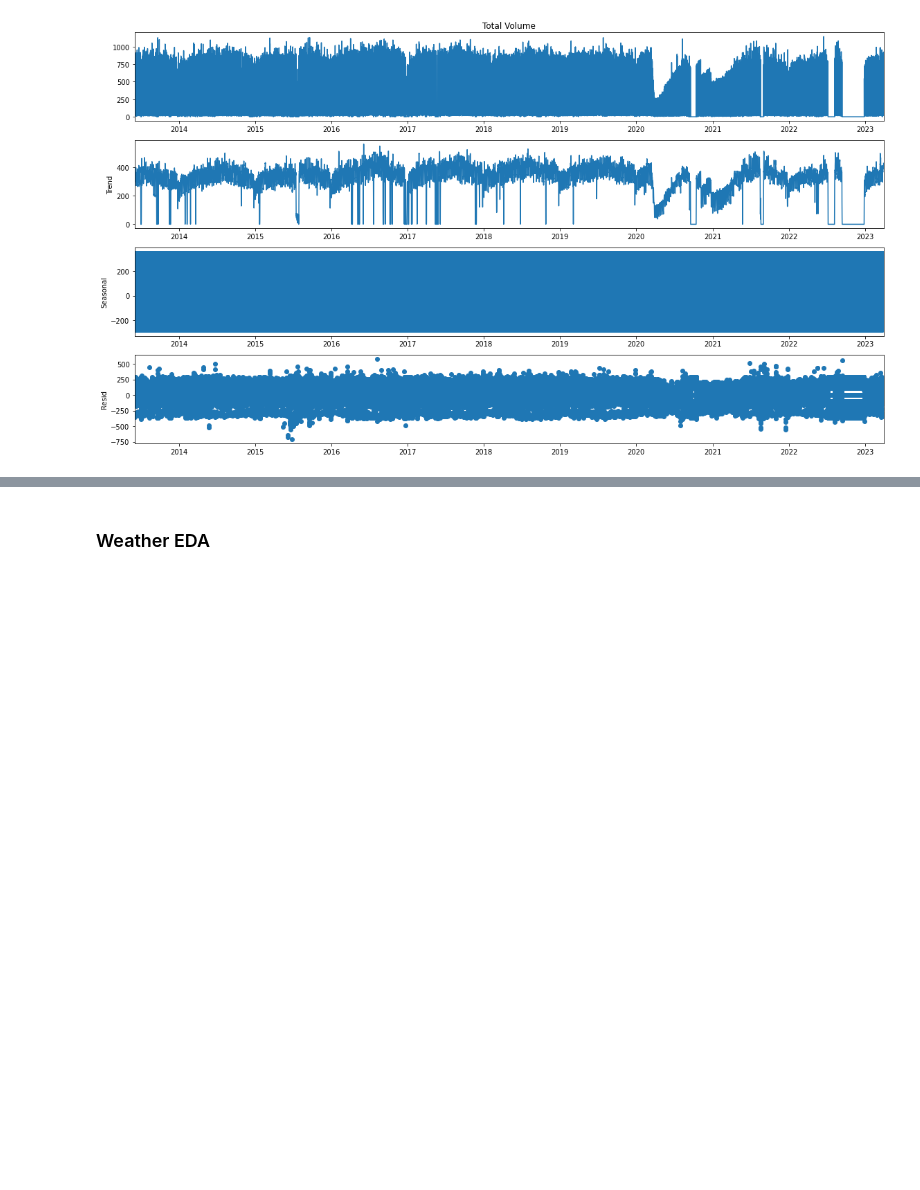
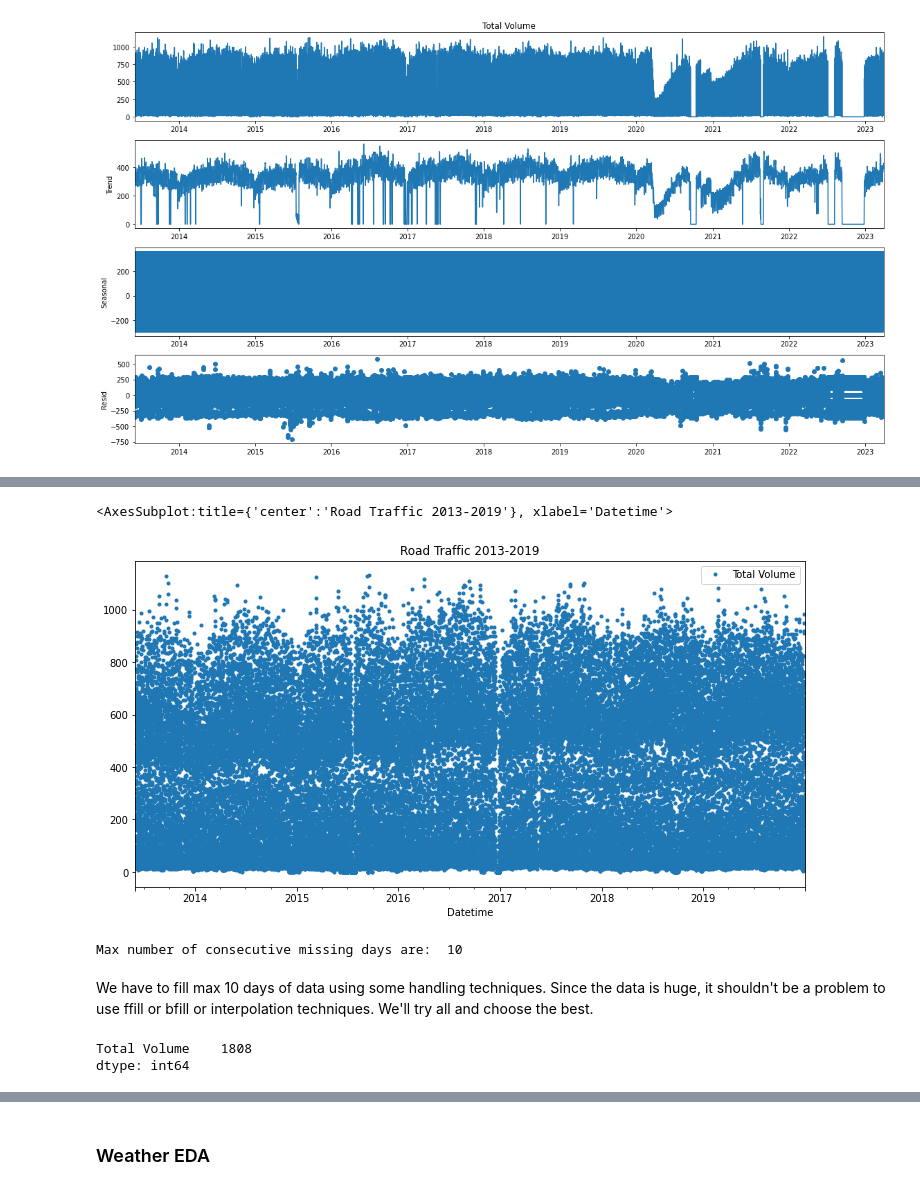
Before and after one commit to poolkit/Traffic-Flow-Forecasting, a Jupyter notebook: Preprocessing.ipynb, the cells around one changed output, grey strips where cells are left out. Cells and saved outputs as stored; diff of their text form; code cells hidden in the pictures; blank space fills up the shorter version.

```diff
--- a/Preprocessing.ipynb
+++ b/Preprocessing.ipynb
@@ -154,0 +156,2 @@ imputed_data = deseasonalized_data * result.seasonal
+# %%
+df = df[df.index < "2020-01-01 00:00:00"]
@@ -154,0 +175,28 @@ imputed_data = deseasonalized_data * result.seasonal
+# %%
+df.plot(style='.', figsize=(12,6),  title="Road Traffic 2013-2019")
+# %% [output]
+<AxesSubplot:title={'center':'Road Traffic 2013-2019'}, xlabel='Datetime'>
+[figure, added]
+# %%
+unique_dates = np.unique(df[df['Total Volume'].isnull()].index.date)
+
+max_consecutive_days = 0
+current_consecutive_days = 0
+
+for i in range(1, len(unique_dates)):
+    if (unique_dates[i] - unique_dates[i - 1]).days == 1:
+        current_consecutive_days += 1
+    else:
+        max_consecutive_days = max(max_consecutive_days, current_consecutive_days)
+        current_consecutive_days = 0
+
+print("Max number of consecutive missing days are: ",max_consecutive_days)
+# %% [output]
+Max number of consecutive missing days are:  10
+# %% [markdown]
+We have to fill max 10 days of data using some handling techniques. Since the data is huge, it shouldn't be a problem to use ffill or bfill or interpolation techniques. We'll try all and choose the best.
+# %%
+df.isnull().sum()
+# %% [output]
+Total Volume    1808
+dtype: int64
```
Also changed, not shown: parts of 22 cells of this notebook.
